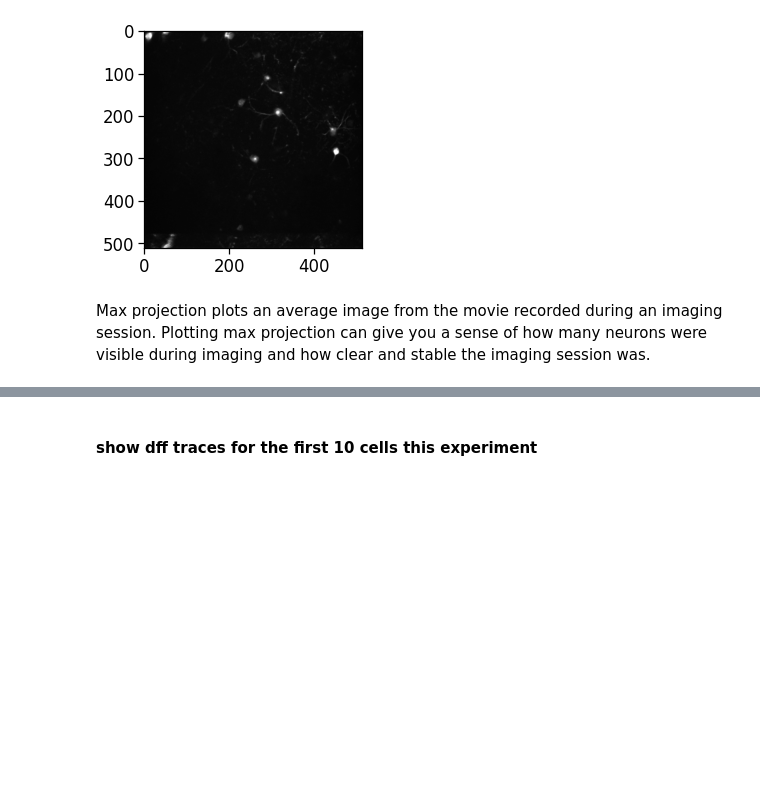
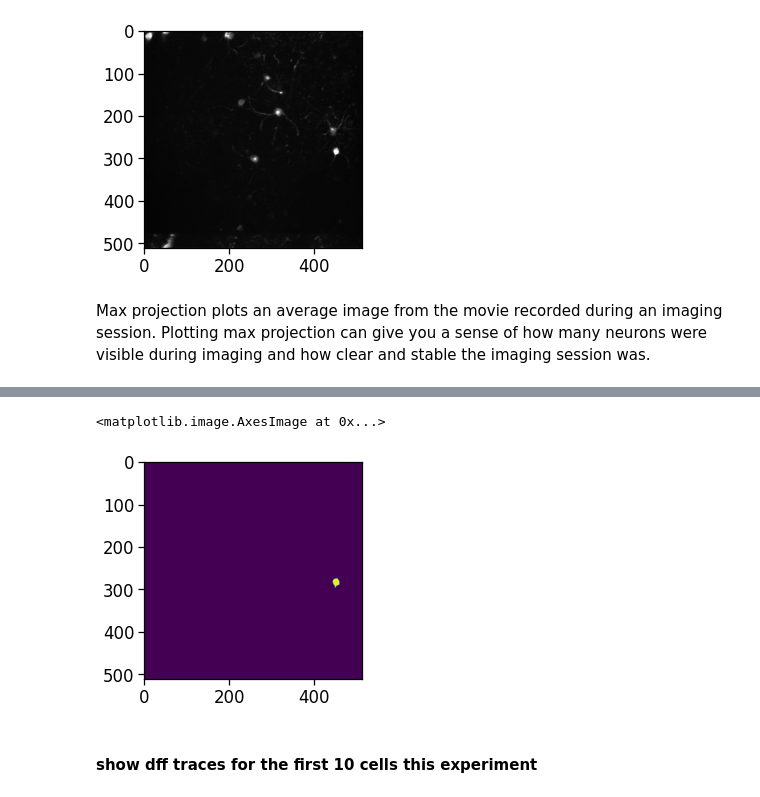
Before and after one commit to AllenInstitute/visual_behavior_analysis, a Jupyter notebook: notebooks/22.03.2021_load_ophys_data_example.ipynb, the cells around one changed output, grey strips where cells are left out. Drawn from its saved outputs; the diff is of its cells as text; code cells hidden in the pictures; blank space fills up the shorter version.

```diff
--- a/notebooks/22.03.2021_load_ophys_data_example.ipynb
+++ b/notebooks/22.03.2021_load_ophys_data_example.ipynb
@@ -148,3 +154,8 @@ Max projection plots an average image from the movie recorded during an imaging
+# %%
+ plt.imshow(dataset.cell_specimen_table.iloc[1]['roi_mask'])
+# %% [output]
+<matplotlib.image.AxesImage at 0x...>
+[figure, added]
 # %% [markdown]
 #### show dff traces for the first 10 cells this experiment
 # %%
```
Also changed, not shown: parts of 22 cells of this notebook.
